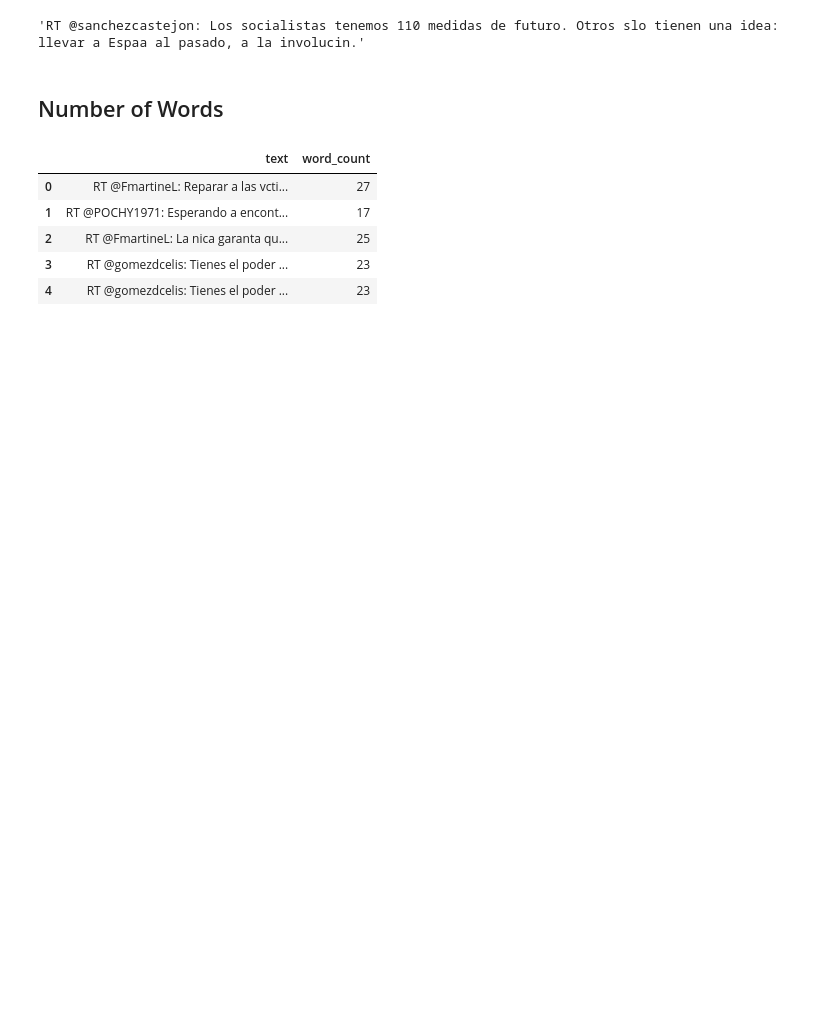
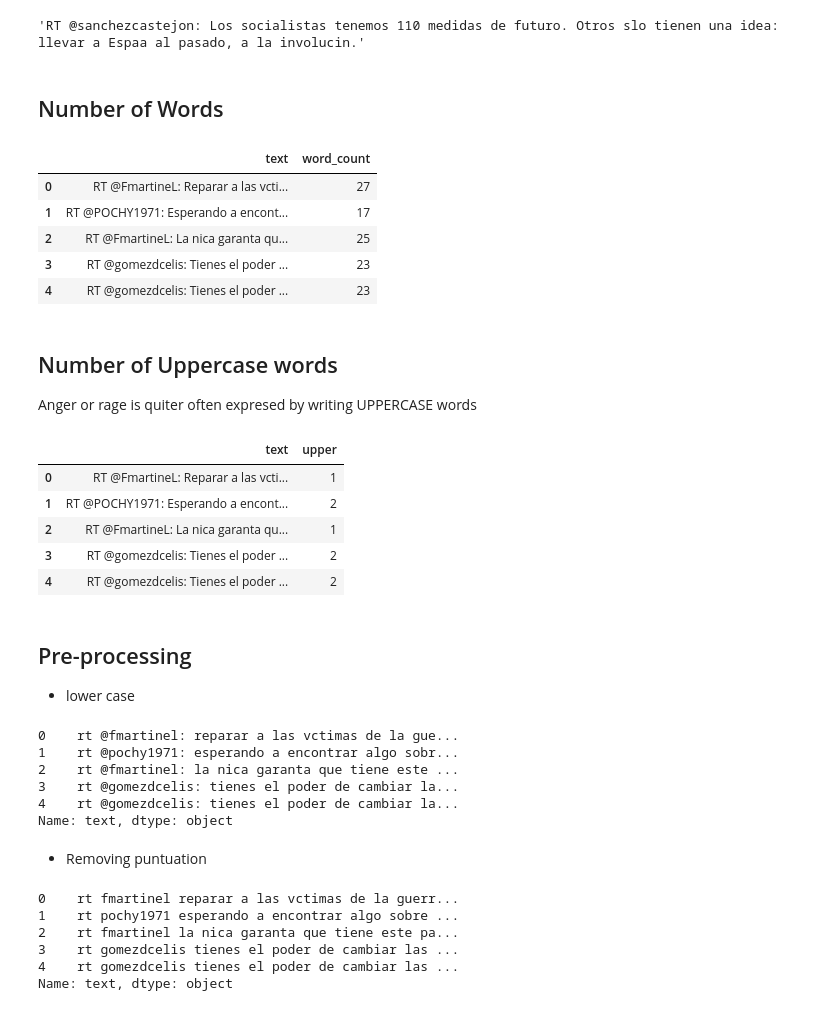
Before and after one commit to vinalyan/Data-Science, a Jupyter notebook: Research/Spain Election Sentiment Analysis.ipynb, the cells around one changed output. Saved outputs shown, nothing was run; the diff lists cells and outputs as text; code cells hidden in the pictures; blank space fills up the shorter version.

```diff
--- a/Research/Spain Election Sentiment Analysis.ipynb
+++ b/Research/Spain Election Sentiment Analysis.ipynb
@@ -66,0 +75,10 @@ sns.distplot(result.feeling)
+# %%
+hashtags_array = []
+
+for i in result.text:
+    for t in i.strip("#").split():
+        if t.startswith("#"):
+            if t in hashtags_array:
+                pass
+            else:
+                hashtags_array.append(t)
@@ -66,0 +93,10 @@ sns.distplot(result.feeling)
+# %%
+arroba_array = []
+
+for i in result.text:
+    for t in i.strip("@").split():
+        if t.startswith("@"):
+            if t in arroba_array:
+                pass
+            else:
+                arroba_array.append(t)
@@ -128,3 +174,22 @@ result2[["text", "word_count"]].head(5)
 | 2 | RT @FmartineL: La nica garanta qu... | 25 |
 | 3 | RT @gomezdcelis: Tienes el poder ... | 23 |
 | 4 | RT @gomezdcelis: Tienes el poder ... | 23 |
+# %% [markdown]
+## Number of Uppercase words
+
+Anger or rage is quiter often expresed by writing UPPERCASE words
+# %%
+result2['upper'] = result2['text'].apply(lambda x: len([x for x in x.split() if x.isupper()]))
+# %%
+result2[['text','upper']].head()
+# %% [output]
+|  | text | upper |
+| 0 | RT @FmartineL: Reparar a las vcti... | 1 |
+| 1 | RT @POCHY1971: Esperando a encont... | 2 |
+| 2 | RT @FmartineL: La nica garanta qu... | 1 |
+| 3 | RT @gomezdcelis: Tienes el poder ... | 2 |
+| 4 | RT @gomezdcelis: Tienes el poder ... | 2 |
+# %% [markdown]
+## Pre-processing
+
++ lower case
@@ -131,2 +198,21 @@ result2[["text", "word_count"]].head(5)
+# %%
+result2['text'].head()
+# %% [output]
+0    rt @fmartinel: reparar a las vctimas de la gue...
+1    rt @pochy1971: esperando a encontrar algo sobr...
+2    rt @fmartinel: la nica garanta que tiene este ...
+3    rt @gomezdcelis: tienes el poder de cambiar la...
+4    rt @gomezdcelis: tienes el poder de cambiar la...
+Name: text, dtype: object
 # %% [markdown]
-##
++ Removing puntuation
+# %%
+result2['text'] = result2['text'].str.replace('[^\w\s]', '')
+result2['text'].head()
+# %% [output]
+0    rt fmartinel reparar a las vctimas de la guerr...
+1    rt pochy1971 esperando a encontrar algo sobre ...
+2    rt fmartinel la nica garanta que tiene este pa...
+3    rt gomezdcelis tienes el poder de cambiar las ...
+4    rt gomezdcelis tienes el poder de cambiar las ...
+Name: text, dtype: object
```
Also changed, not shown: parts of 15 cells of this notebook.
